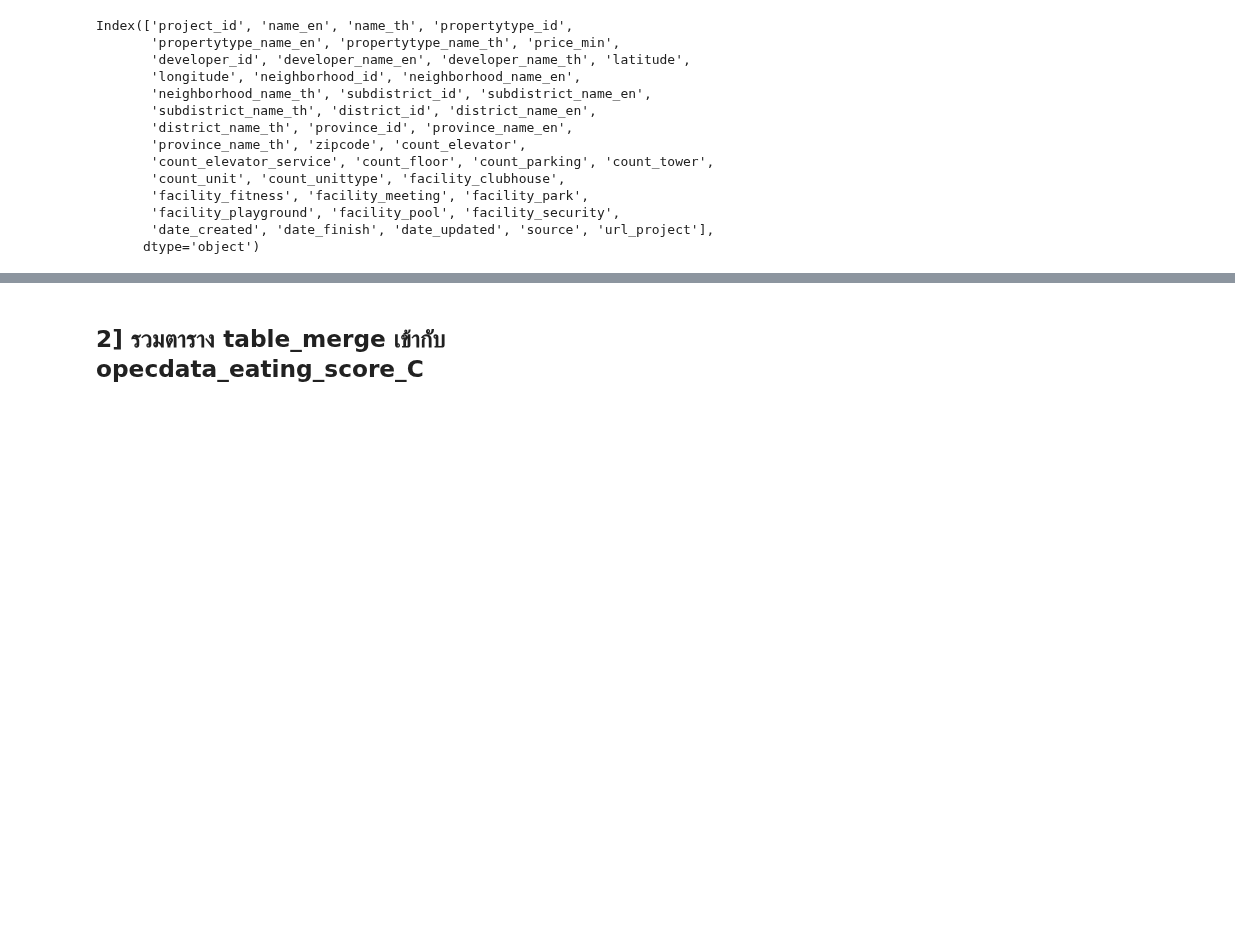
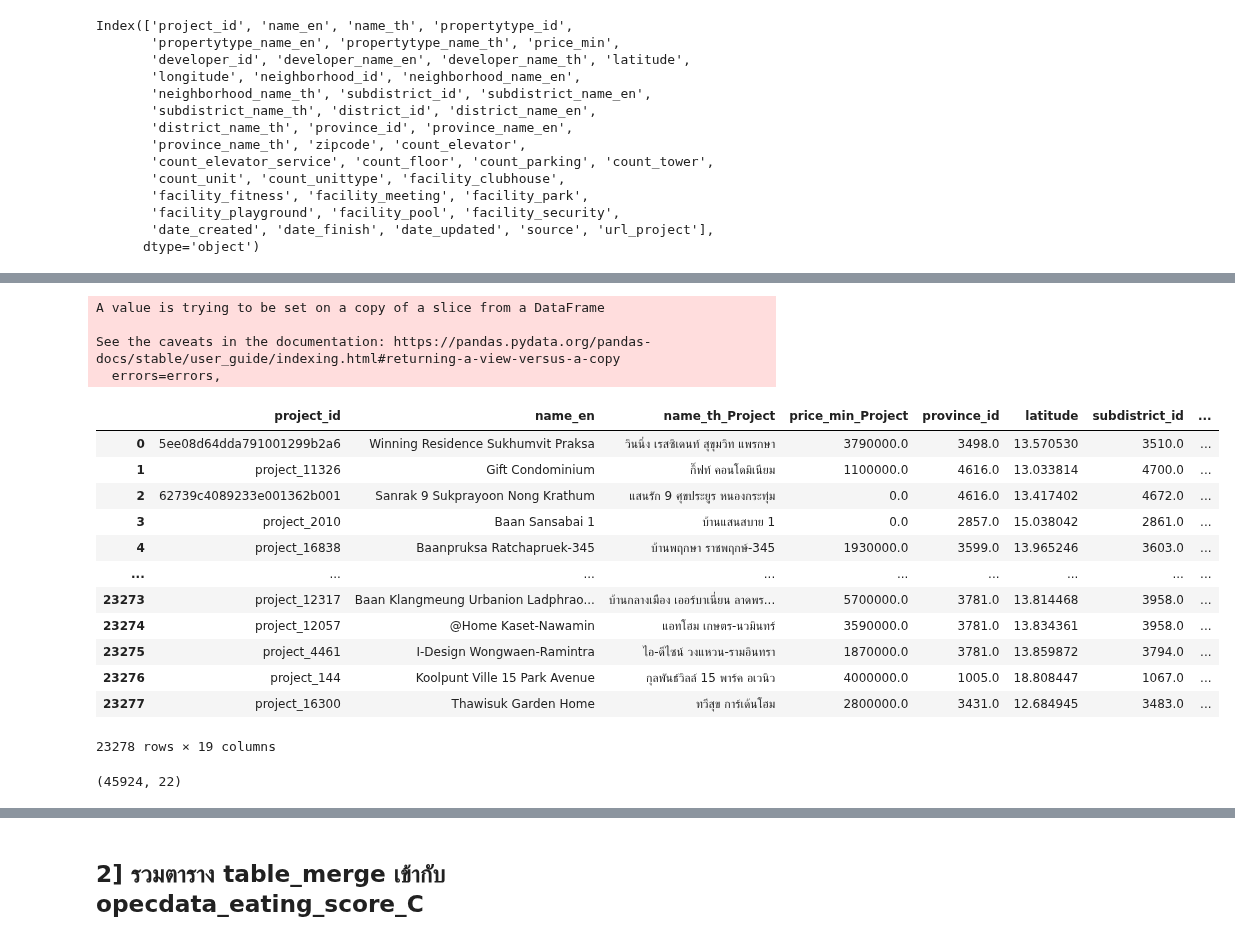
Before and after one commit to TungSoPon/BasicProg_DataViz65, a Jupyter notebook: Project.ipynb, the cells around one changed output, grey strips where cells are left out. Cells and saved outputs as stored; diff of their text form; code cells hidden in the pictures; blank space fills up the shorter version.

```diff
--- a/Project.ipynb
+++ b/Project.ipynb
@@ -627,6 +649,26 @@ opendata_project_C.head(3)
 # %%
-#opendata_project_C.rename(columns={'price_min': 'price_min_Project' , 'name_th' : 'name_th_Project'}, inplace=True)
-#opendata_project_C
+opendata_project_C.rename(columns={'price_min': 'price_min_Project' , 'name_th' : 'name_th_Project'}, inplace=True)
+opendata_project_C
+# %% [output]
+A value is trying to be set on a copy of a slice from a DataFrame
+
+See the caveats in the documentation: https://pandas.pydata.org/pandas-docs/stable/user_guide/indexing.html#returning-a-view-versus-a-copy
+  errors=errors,
+|  | project_id | name_en | name_th_Project | price_min_Project | province_id | latitude | subdistrict_id | ... |
+| 0 | 5ee08d64dda791001299b2a6 | Winning Residence Sukhumvit Praksa | วินนิ่ง เรสซิเดนท์ สุขุมวิท แพรกษา | 3790000.0 | 3498.0 | 13.570530 | 3510.0 | ... |
+| 1 | project_11326 | Gift Condominium | กิ๊ฟท์ คอนโดมิเนียม | 1100000.0 | 4616.0 | 13.033814 | 4700.0 | ... |
+| 2 | 62739c4089233e001362b001 | Sanrak 9 Sukprayoon Nong Krathum | แสนรัก 9 ศุขประยูร หนองกระทุ่ม | 0.0 | 4616.0 | 13.417402 | 4672.0 | ... |
+| 3 | project_2010 | Baan Sansabai 1 | บ้านแสนสบาย 1 | 0.0 | 2857.0 | 15.038042 | 2861.0 | ... |
+| 4 | project_16838 | Baanpruksa Ratchapruek-345 | บ้านพฤกษา ราชพฤกษ์-345 | 1930000.0 | 3599.0 | 13.965246 | 3603.0 | ... |
+| ... | ... | ... | ... | ... | ... | ... | ... | ... |
+| 23273 | project_12317 | Baan Klangmeung Urbanion Ladphrao... | บ้านกลางเมือง เออร์บาเนี่ยน ลาดพร... | 5700000.0 | 3781.0 | 13.814468 | 3958.0 | ... |
+| 23274 | project_12057 | @Home Kaset-Nawamin | แอทโฮม เกษตร-นวมินทร์ | 3590000.0 | 3781.0 | 13.834361 | 3958.0 | ... |
+| 23275 | project_4461 | I-Design Wongwaen-Ramintra | ไอ-ดีไซน์ วงแหวน-รามอินทรา | 1870000.0 | 3781.0 | 13.859872 | 3794.0 | ... |
+| 23276 | project_144 | Koolpunt Ville 15 Park Avenue | กุลพันธ์วิลล์ 15 พาร์ค อเวนิว | 4000000.0 | 1005.0 | 18.808447 | 1067.0 | ... |
+| 23277 | project_16300 | Thawisuk Garden Home | ทวีสุข การ์เด้นโฮม | 2800000.0 | 3431.0 | 12.684945 | 3483.0 | ... |
+23278 rows × 19 columns
 # %%
-#table_merge = opendata_project_C.merge(opendata_unittype_C, how ='left', left_on='project_id',right_on='project_id')
-#print(table_merge.shape)
+table_merge = opendata_project_C.merge(opendata_unittype_C, how ='left', left_on='project_id',right_on='project_id')
+print(table_merge.shape)
+# %% [output]
+(45924, 22)
```
Also changed, not shown: parts of 26 cells of this notebook.
